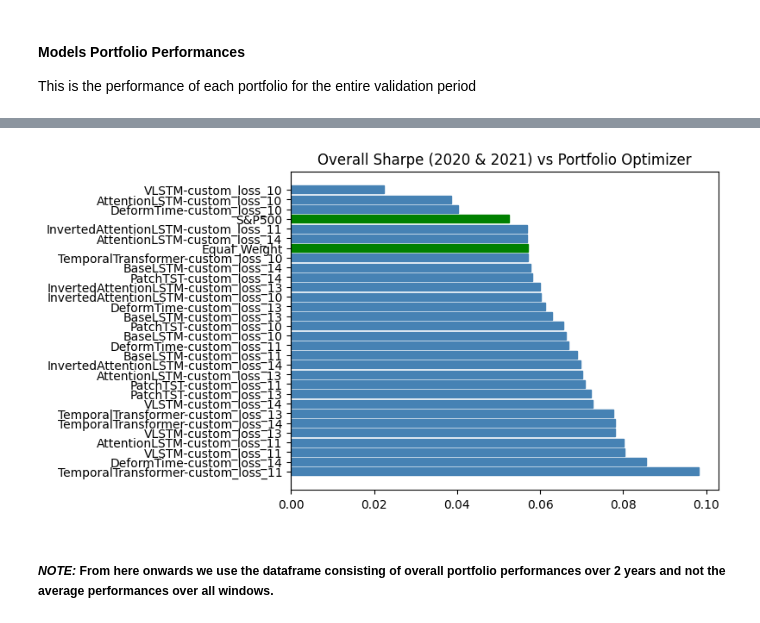
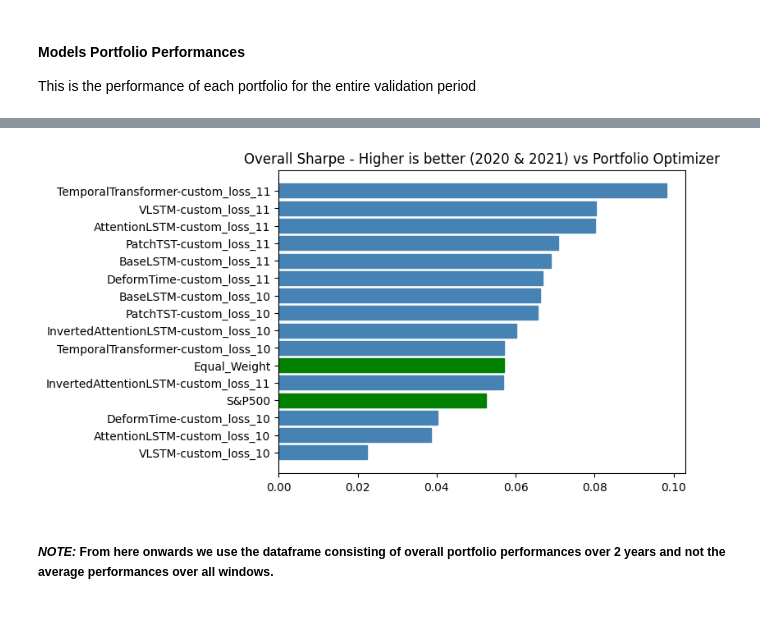
Before and after one commit to travisdesell/exact, a Jupyter notebook: financial_loss_functions/exploration/model_selection.ipynb, the cells around one changed output, grey strips where cells are left out. Saved outputs shown, nothing was run; the diff lists cells and outputs as text; code cells hidden in the pictures.

Commit message:
Viz: Removed custom lossed 13 and 14 due to bug

```diff
--- a/financial_loss_functions/exploration/model_selection.ipynb
+++ b/financial_loss_functions/exploration/model_selection.ipynb
@@ -79,3 +79,11 @@ elif grid_mode == 'one' and model_name is not None and loss_name is not None:
+# %%
+mask = all_avg_perf.index.str.contains('-custom_loss_13|-custom_loss_14')
+all_avg_perf = all_avg_perf[~mask]
+
+pattern = re.compile(r'custom_loss_(13|14)')
+opti_hparams = {k: v for k, v in opti_hparams.items() if not pattern.search(k)}
+
+all_daily_rets = {k: v for k, v in all_daily_rets.items() if not pattern.search(k)}
 # %% [markdown]
 #### Average Portfolio Performances
 This is the average of portfolio metrics over all windows of walk steps. It is not the performances of the models over the entire validation period of 2 years.
@@ -197,19 +191,20 @@ all_overall_perfs
 # %%
 # all_overall_perfs['sharpe'].plot.barh(
 #     title='Overall Sharpe (2020 & 2021) vs Portfolio Optimizer', color={'Equal_Weight': 'green', 'S&P500': 'green'}
 # )
 
+temp_perfs = all_overall_perfs.sort_values(by='sharpe', ascending=True)
 fig, ax = plt.subplots()
-bars = ax.barh(all_overall_perfs.index, all_overall_perfs['sharpe'])
-for bar, idx in zip(bars, all_overall_perfs.index):
+bars = ax.barh(temp_perfs.index, temp_perfs['sharpe'])
+for bar, idx in zip(bars, temp_perfs.index):
     if idx in ['Equal_Weight', 'S&P500']:
         bar.set_color('green')
     else:
         bar.set_color('steelblue')
-ax.set_title('Overall Sharpe (2020 & 2021) vs Portfolio Optimizer')
+ax.set_title('Overall Sharpe - Higher is better (2020 & 2021) vs Portfolio Optimizer')
 plt.show()
 # %% [output]
-[figure, old version]
+[figure, new version]
 # %%
 # Split Benchmarks and filtered models
 benchmarks_df = all_overall_perfs[all_overall_perfs.index.isin(all_benches)]
```
Also changed, not shown: parts of 21 cells of this notebook.
